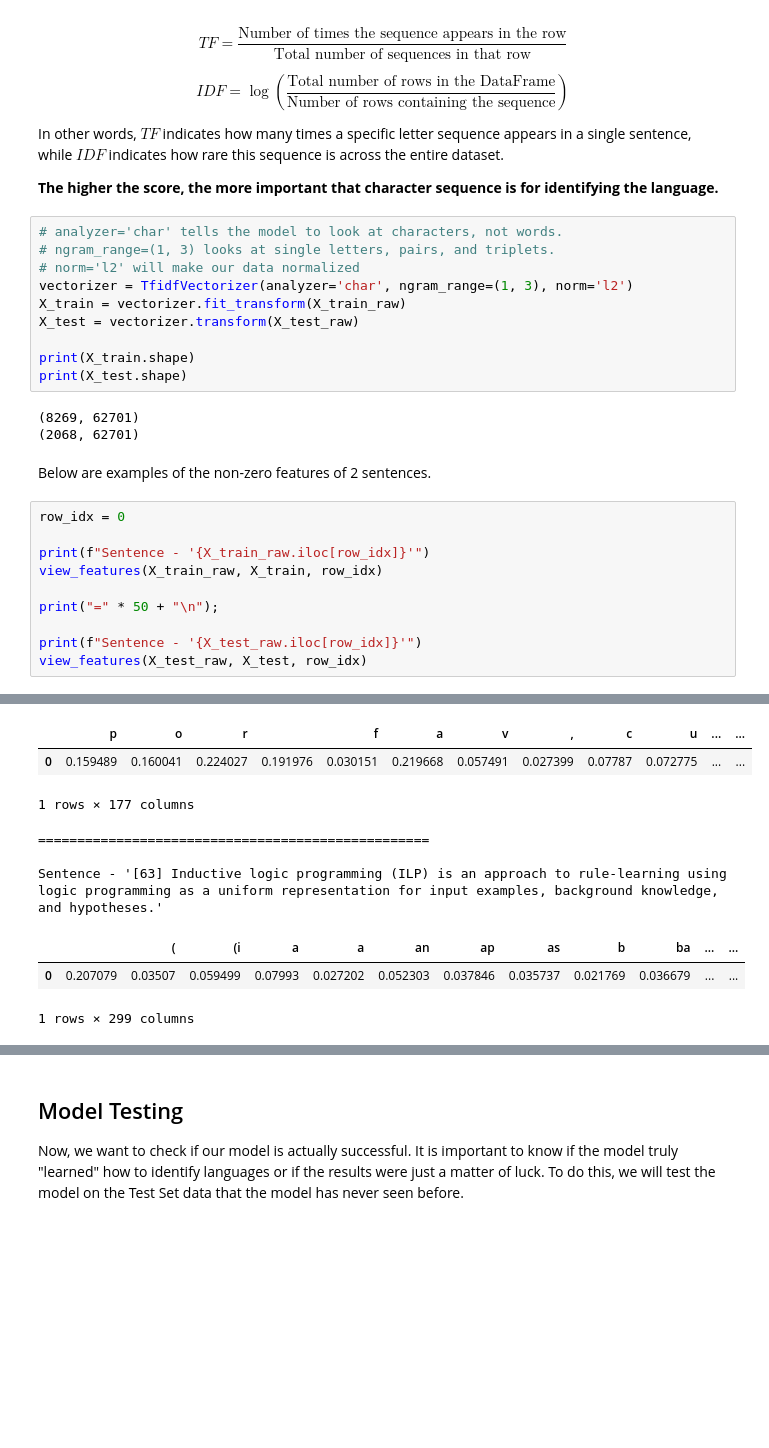
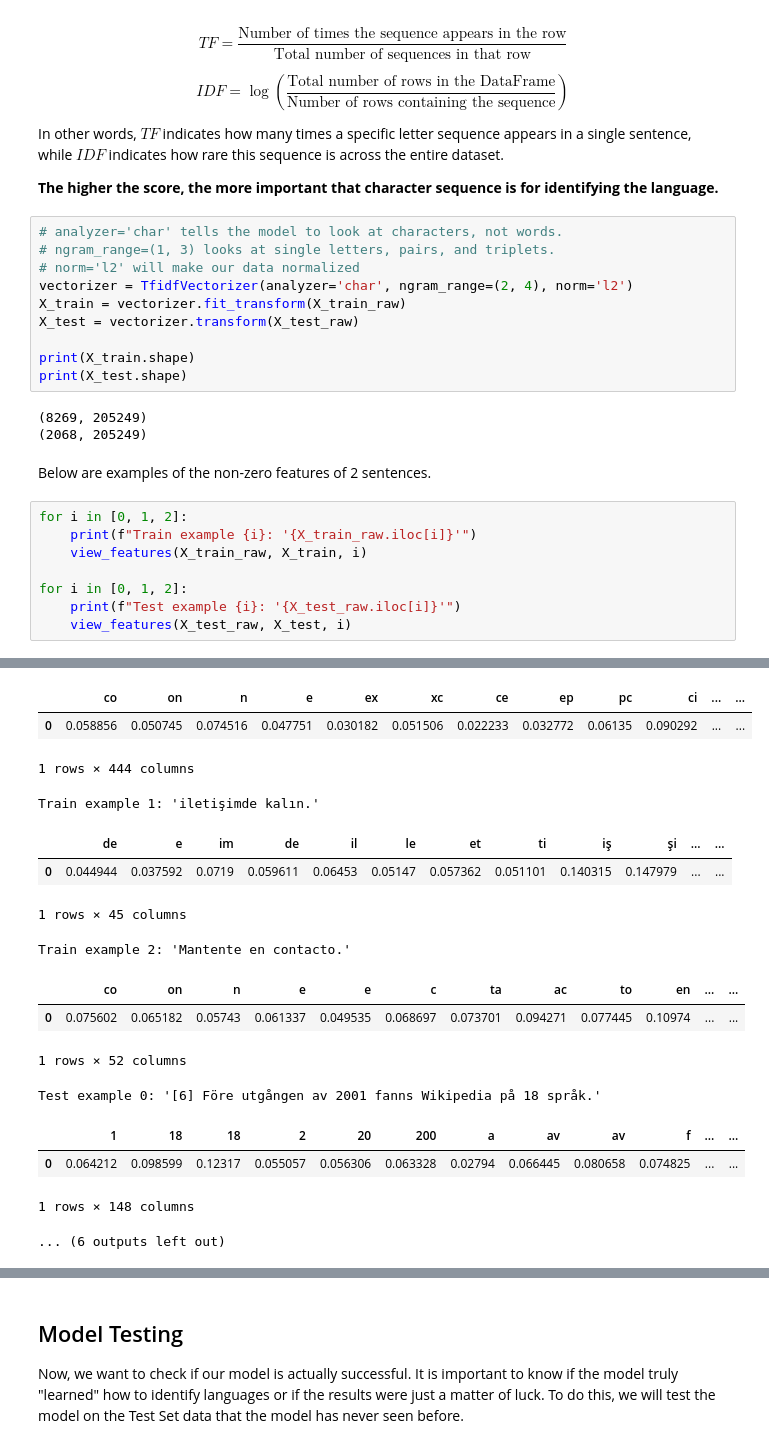
Before and after one commit to Almoger/Language-Detection-ML, a Jupyter notebook: language_detection_knn.ipynb, the cells around one changed output, grey strips where cells are left out. Cells and saved outputs as stored; diff of their text form; blank space fills up the shorter version.

```diff
--- a/language_detection_knn.ipynb
+++ b/language_detection_knn.ipynb
@@ -115,25 +111,23 @@ In other words, $TF$ indicates how many times a specific letter sequence appears
 # analyzer='char' tells the model to look at characters, not words.
 # ngram_range=(1, 3) looks at single letters, pairs, and triplets.
 # norm='l2' will make our data normalized
-vectorizer = TfidfVectorizer(analyzer='char', ngram_range=(1, 3), norm='l2')
+vectorizer = TfidfVectorizer(analyzer='char', ngram_range=(2, 4), norm='l2')
 X_train = vectorizer.fit_transform(X_train_raw)
 X_test = vectorizer.transform(X_test_raw)
 
 print(X_train.shape)
 print(X_test.shape)
 # %% [output]
-(8269, 62701)
-(2068, 62701)
+(8269, 205249)
+(2068, 205249)
 # %% [markdown]
 Below are examples of the non-zero features of 2 sentences.
 # %%
-row_idx = 0
+for i in [0, 1, 2]:
+    print(f"Train example {i}: '{X_train_raw.iloc[i]}'")
+    view_features(X_train_raw, X_train, i)
 
-print(f"Sentence - '{X_train_raw.iloc[row_idx]}'")
-view_features(X_train_raw, X_train, row_idx)
-
-print("=" * 50 + "\n");
-
-print(f"Sentence - '{X_test_raw.iloc[row_idx]}'")
-view_features(X_test_raw, X_test, row_idx)
+for i in [0, 1, 2]:
+    print(f"Test example {i}: '{X_test_raw.iloc[i]}'")
+    view_features(X_test_raw, X_test, i)
 # %% [output]
@@ -141,12 +135,19 @@ Sentence - 'Por favor, procure por Machine learning na Wikipédia para buscar po
-|  | p | o | r |  | f | a | v | , | c | u | ... | ... |
-| 0 | 0.159489 | 0.160041 | 0.224027 | 0.191976 | 0.030151 | 0.219668 | 0.057491 | 0.027399 | 0.07787 | 0.072775 | ... | ... |
+|  | co | on | n | e | ex | xc | ce | ep | pc | ci | ... | ... |
+| 0 | 0.058856 | 0.050745 | 0.074516 | 0.047751 | 0.030182 | 0.051506 | 0.022233 | 0.032772 | 0.06135 | 0.090292 | ... | ... |
-1 rows × 177 columns
+1 rows × 444 columns
-==================================================
-
-Sentence - '[63] Inductive logic programming (ILP) is an approach to rule-learning using logic programming as a uniform representation for input examples, background knowledge, and hypotheses.'
+Train example 1: 'iletişimde kalın.'
-|  |  | ( | (i | a | a | an | ap | as | b | ba | ... | ... |
-| 0 | 0.207079 | 0.03507 | 0.059499 | 0.07993 | 0.027202 | 0.052303 | 0.037846 | 0.035737 | 0.021769 | 0.036679 | ... | ... |
+|  | de | e | im | de | il | le | et | ti | iş | şi | ... | ... |
+| 0 | 0.044944 | 0.037592 | 0.0719 | 0.059611 | 0.06453 | 0.05147 | 0.057362 | 0.051101 | 0.140315 | 0.147979 | ... | ... |
-1 rows × 299 columns
+1 rows × 45 columns
+Train example 2: 'Mantente en contacto.'
+|  | co | on | n | e | e | c | ta | ac | to | en | ... | ... |
+| 0 | 0.075602 | 0.065182 | 0.05743 | 0.061337 | 0.049535 | 0.068697 | 0.073701 | 0.094271 | 0.077445 | 0.10974 | ... | ... |
+1 rows × 52 columns
+Test example 0: '[6] Före utgången av 2001 fanns Wikipedia på 18 språk.'
+|  | 1 | 18 | 18 | 2 | 20 | 200 | a | av | av | f | ... | ... |
+| 0 | 0.064212 | 0.098599 | 0.12317 | 0.055057 | 0.056306 | 0.063328 | 0.02794 | 0.066445 | 0.080658 | 0.074825 | ... | ... |
+1 rows × 148 columns
+... (6 outputs left out)
 # %% [markdown]
 ## Model Training (KNN)
 
```
Also changed, not shown: parts of 11 cells of this notebook.
